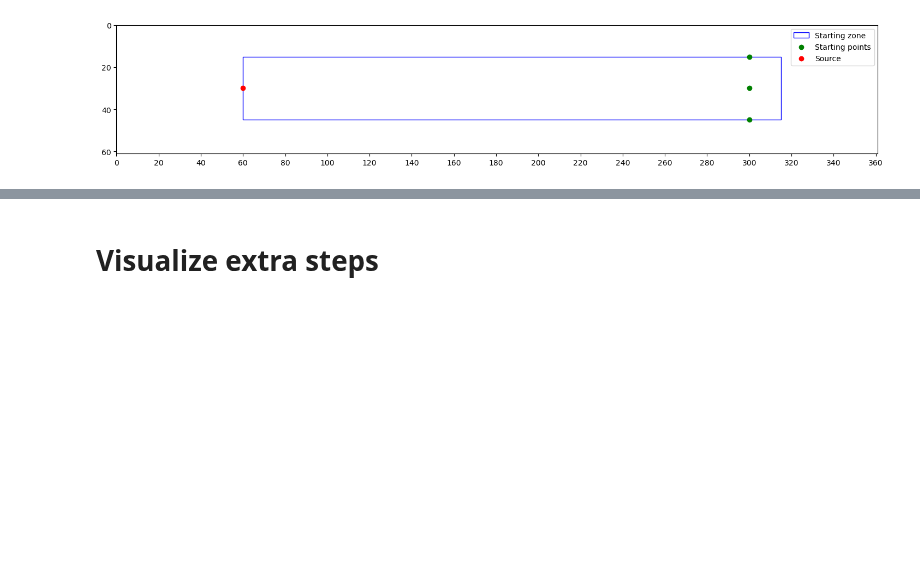
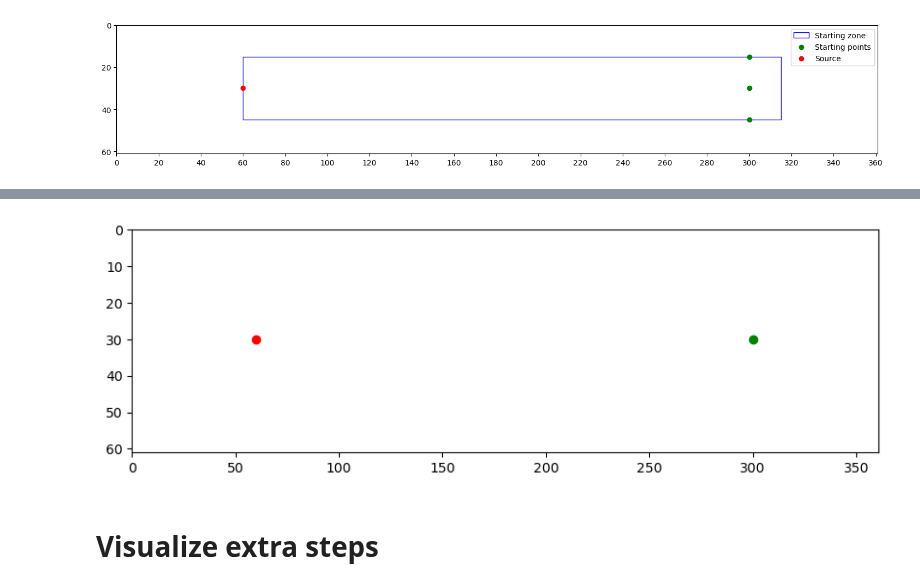
Before and after one commit to PimLb/POMDP_PBVI_Exploration, a Jupyter notebook: Experiments/Olfactory Navigation/visualize_results.ipynb, the cells around one changed output, grey strips where cells are left out. Drawn from its saved outputs; the diff is of its cells as text; code cells hidden in the pictures; blank space fills up the shorter version.

```diff
--- a/Experiments/Olfactory Navigation/visualize_results.ipynb
+++ b/Experiments/Olfactory Navigation/visualize_results.ipynb
@@ -35,3 +146,14 @@ ax.legend()
+# %%
+fig = plt.figure(figsize=(10,3))
+ax = plt.gca()
+steps = len(sims[0].states)
+
+ani = animation.FuncAnimation(fig, (lambda frame_i: plot_steps_mod(sims[0], until_step=frame_i, ax=ax)), frames=steps, interval=1, repeat=False)
+
+writervideo = animation.FFMpegWriter(fps=20)
+ani.save('./Sim Videos/' + 'sim_run3.mp4', writer=writervideo)
+# %% [output]
+[figure, added]
 # %% [markdown]
 # Visualize extra steps
 # %% [markdown]
```
Also changed, not shown: parts of 7 cells of this notebook, 3 other files.
